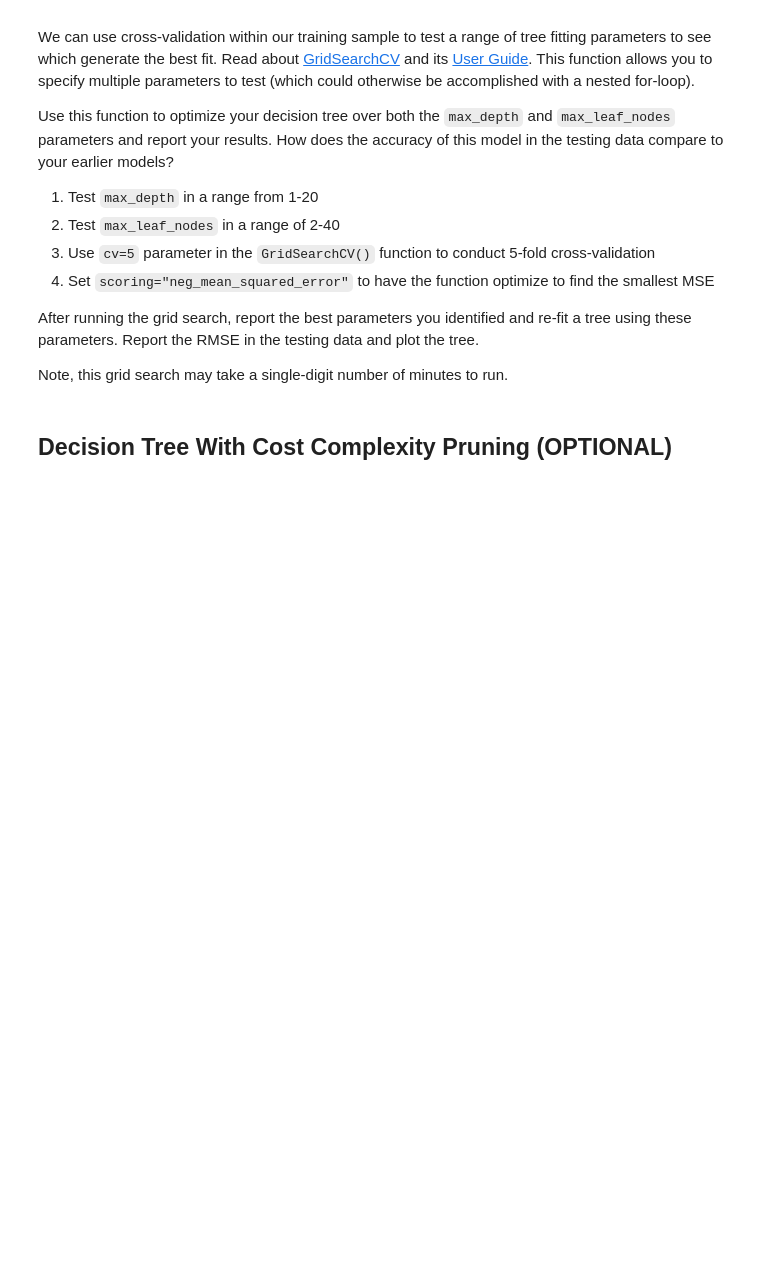
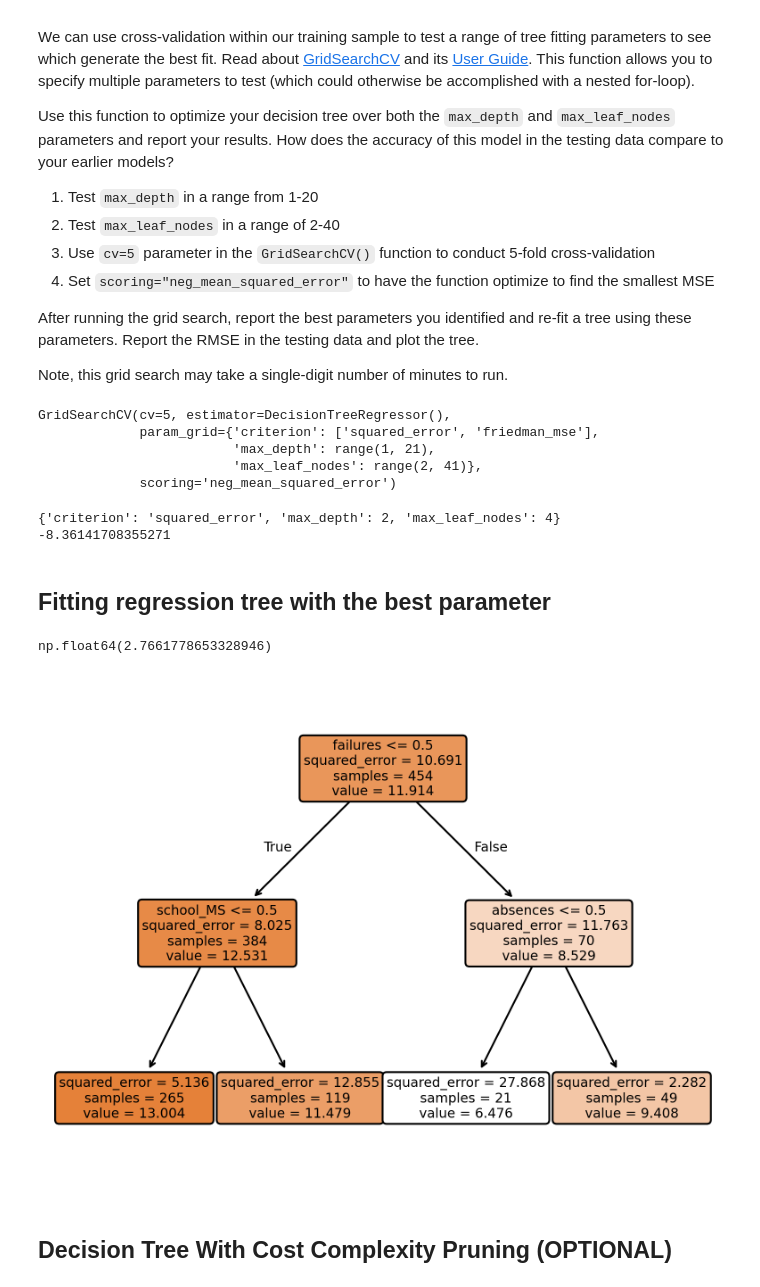
Before and after one commit to MuhammadSaadSiddiqi/PP422_ProblemSets, a Jupyter notebook: Problem Set 2/PP422 Problem Set 10.ipynb, the cells around one changed output. Saved outputs shown, nothing was run; the diff lists cells and outputs as text; code cells hidden in the pictures; blank space fills up the shorter version.

```diff
--- a/Problem Set 2/PP422 Problem Set 10.ipynb
+++ b/Problem Set 2/PP422 Problem Set 10.ipynb
@@ -119,3 +372,51 @@ Note, this grid search may take a single-digit number of minutes to run.
+# %%
+# Your code here:
+tree_parameters = {
+    'max_depth': range(1, 20+1),
+    'max_leaf_nodes': range(2, 40+1) ,
+    'criterion': ['squared_error', 'friedman_mse']
+}
+
+tree_gs = DecisionTreeRegressor()
+
+grid_search = GridSearchCV(tree_gs, param_grid=tree_parameters, cv=5,
+                           scoring='neg_mean_squared_error')
+
+grid_search.fit(X_train, y_train)
+# %% [output]
+GridSearchCV(cv=5, estimator=DecisionTreeRegressor(),
+             param_grid={'criterion': ['squared_error', 'friedman_mse'],
+                         'max_depth': range(1, 21),
+                         'max_leaf_nodes': range(2, 41)},
+             scoring='neg_mean_squared_error')
+# %%
+# The best parameters are stored in the grid_search object
+print(grid_search.best_params_)
+# We can also extract the associated best accuracy score
+print(grid_search.best_score_)
+# %% [output]
+{'criterion': 'squared_error', 'max_depth': 2, 'max_leaf_nodes': 4}
+-8.36141708355271
+# %% [markdown]
+## Fitting regression tree with the best parameter
+# %%
+optimal_reg_decision_tree = DecisionTreeRegressor(max_depth=2 , max_leaf_nodes=4, criterion='squared_error')
+optimal_reg_decision_tree.fit(X_train , y_train)
+optimal_reg_decision_tree_y_pred = optimal_reg_decision_tree.predict(X_test)
+
+optimal_reg_decision_tree_rmse = np.sqrt(mean_squared_error(y_true=y_test , y_pred=optimal_reg_decision_tree_y_pred))
+optimal_reg_decision_tree_rmse
+# %% [output]
+np.float64(2.7661778653328946)
+# %%
+#Plotting the tree
+plt.figure(dpi=300) # Changing the resolution of our plot
+plot_tree(optimal_reg_decision_tree, filled=True, feature_names=X_train.columns,
+          class_names=list(y_train.astype('str').unique()),
+          rounded=True)
+plt.show()
+# %% [output]
+[figure, added]
 # %% [markdown]
 ## Decision Tree With Cost Complexity Pruning (OPTIONAL)
 # %% [markdown]
```
Also changed, not shown: parts of 44 cells of this notebook.
